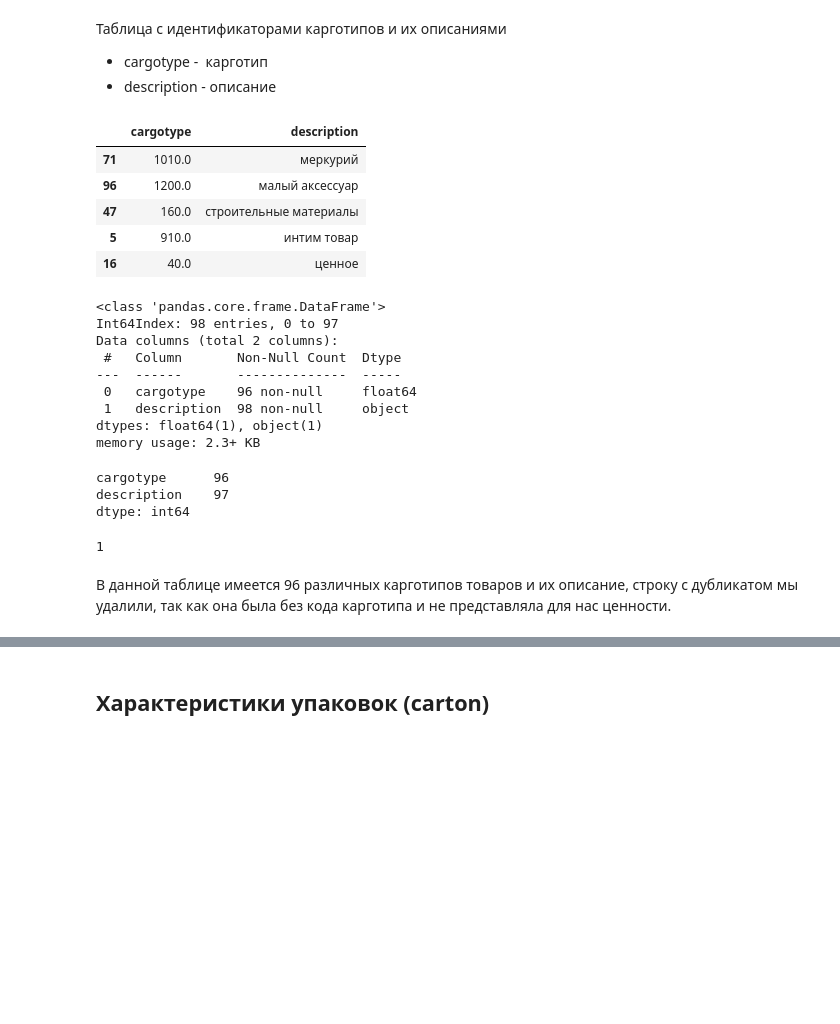
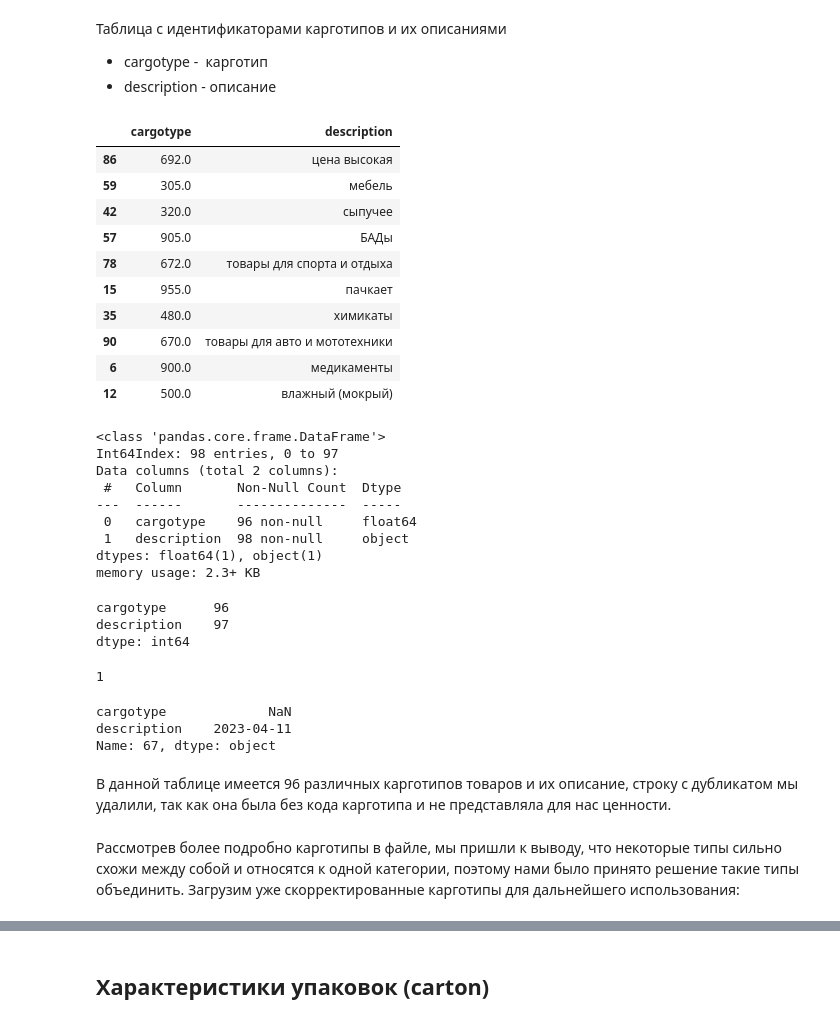
Before and after one commit to AlexandrSharganov/ya-pack-solution, a Jupyter notebook: ds_model/jupyter_notebooks/Exploratory data analysis.ipynb, the cells around one changed output, grey strips where cells are left out. Saved outputs shown, nothing was run; the diff lists cells and outputs as text; code cells hidden in the pictures; blank space fills up the shorter version.

```diff
--- a/ds_model/jupyter_notebooks/Exploratory data analysis.ipynb
+++ b/ds_model/jupyter_notebooks/Exploratory data analysis.ipynb
@@ -250,19 +228,24 @@ sku_cargotypes
 - cargotype -  карготип
 - description - описание
 # %%
-cargotype_info = pd.read_csv('cargotype_info.csv', index_col=0)
+cargotype_info_all = pd.read_csv('cargotype_info.csv', index_col=0)
 # %%
-cargotype_info.sample(5)
-cargotype_info.info()
-cargotype_info.nunique()
-cargotype_info.duplicated().sum()
+cargotype_info_all.sample(10)
+cargotype_info_all.info()
+cargotype_info_all.nunique()
+cargotype_info_all.duplicated().sum()
 # %% [output]
 |  | cargotype | description |
-| 71 | 1010.0 | меркурий |
-| 96 | 1200.0 | малый аксессуар |
-| 47 | 160.0 | строительные материалы |
-| 5 | 910.0 | интим товар |
-| 16 | 40.0 | ценное |
+| 86 | 692.0 | цена высокая |
+| 59 | 305.0 | мебель |
+| 42 | 320.0 | сыпучее |
+| 57 | 905.0 | БАДы |
+| 78 | 672.0 | товары для спорта и отдыха |
+| 15 | 955.0 | пачкает |
+| 35 | 480.0 | химикаты |
+| 90 | 670.0 | товары для авто и мототехники |
+| 6 | 900.0 | медикаменты |
+| 12 | 500.0 | влажный (мокрый) |
 <class 'pandas.core.frame.DataFrame'>
 Int64Index: 98 entries, 0 to 97
 Data columns (total 2 columns):
@@ -276,5 +259,14 @@ cargotype      96
 description    97
 dtype: int64
 1
+# %%
+cargotype_info_all.iloc[67]
+cargotype_info_all = cargotype_info_all.drop(index=[67])
+# %% [output]
+cargotype             NaN
+description    2023-04-11
+Name: 67, dtype: object
 # %% [markdown]
 В данной таблице имеется 96 различных карготипов товаров и их описание, строку с дубликатом мы удалили, так как она была без кода карготипа и не представляла для нас ценности.
+# %% [markdown]
+Рассмотрев более подробно карготипы в файле, мы пришли к выводу, что некоторые типы сильно схожи между собой и относятся к одной категории, поэтому нами было принято решение такие типы объединить. Загрузим уже скорректированные карготипы для дальнейшего использования:
```
Also changed, not shown: parts of 19 cells of this notebook, 1 other file.
